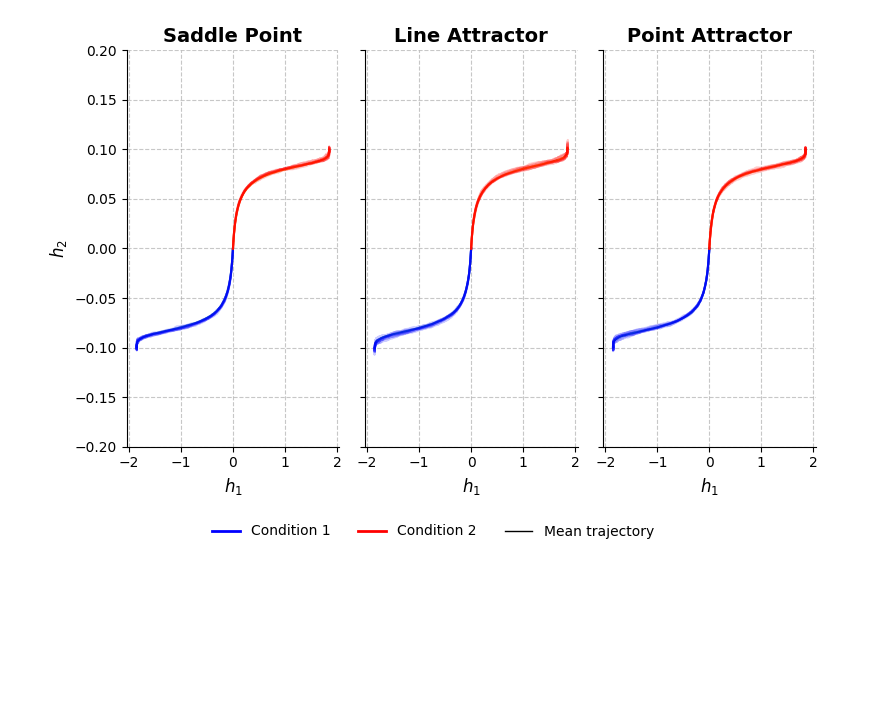
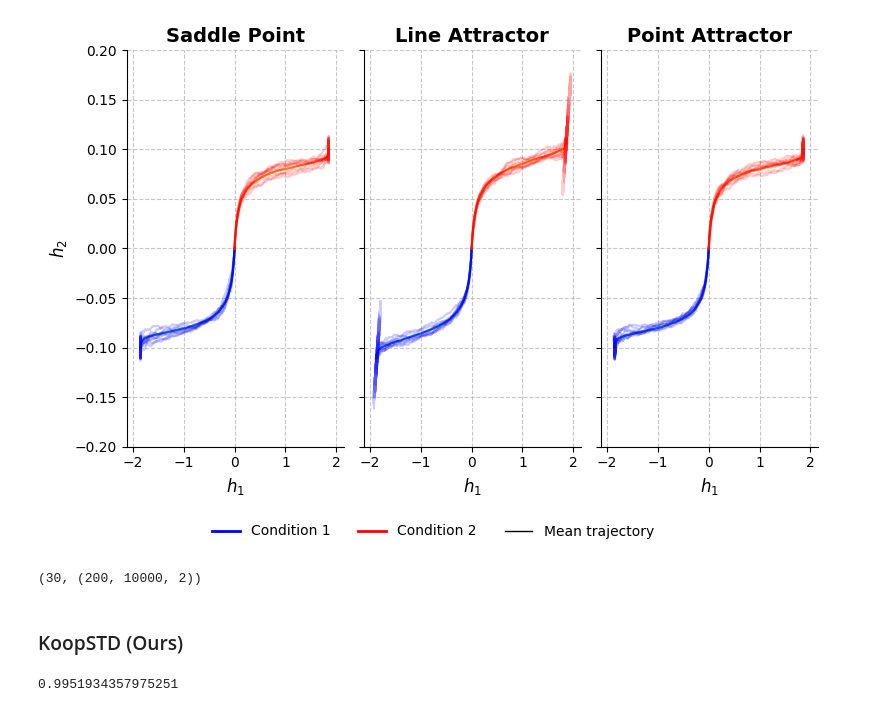
Before and after one commit to ZhangShimin1/KoopSTD, a Jupyter notebook: pdm_attratctors.ipynb, the cells around one changed output. Drawn from its saved outputs; the diff is of its cells as text; code cells hidden in the pictures; blank space fills up the shorter version.

```diff
--- a/pdm_attratctors.ipynb
+++ b/pdm_attratctors.ipynb
@@ -1,7 +7,32 @@
 # %%
+from koopstd.dynametric import KoopOpMetric
+from koopstd.eval import MetricEvaluator
 from koopstd.datasets import PDMAttractors
+import matplotlib.pyplot as plt
+import seaborn as sns
+from sklearn.manifold import TSNE, MDS
+import pandas as pd
 
-pdm = PDMAttractors(n_samples=5, n_trials=100, sigma=0.05, simul_step=10, dt=0.001)
+pdm = PDMAttractors(n_samples=10, n_trials=100, sigma=0.05, simul_step=100, dt=0.01)
+data = pdm.get_data()
 pdm.visualization()
 # %% [output]
-[figure, old version]
+[figure, new version]
+# %%
+len(data), data[0].shape
+# %% [output]
+(30, (200, 10000, 2))
+# %% [markdown]
+### KoopSTD (Ours)
+# %%
+koopstd_params = {'hop_size': 128, 'win_len': 1024, 'rank': 5, 'lamb': 0}
+wasserstein_params = {'p': 1, 'method': 'emd'}
+koopstd = KoopOpMetric(X=data, kmd_method='koopstd', kmd_params=koopstd_params, dist='wasserstein', dist_params=wasserstein_params, device='cuda')
+koopstd_dist_matrix = koopstd.fit_score()
+
+# Evaluate the performance of KoopSTD by Silhouette Coefficient
+me = MetricEvaluator(distance_matrix=koopstd_dist_matrix, cluster_sizes=[10, 10, 10])
+silhouette = me.evaluate()
+print(silhouette)
+# %% [output]
+0.9951934357975251
```
Also changed, not shown: parts of 4 cells of this notebook, 6 other files.
